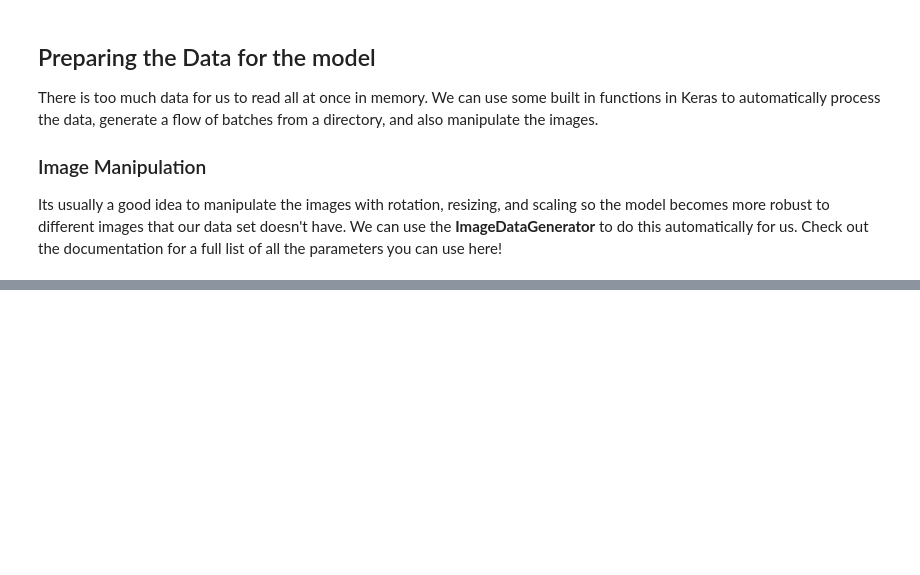
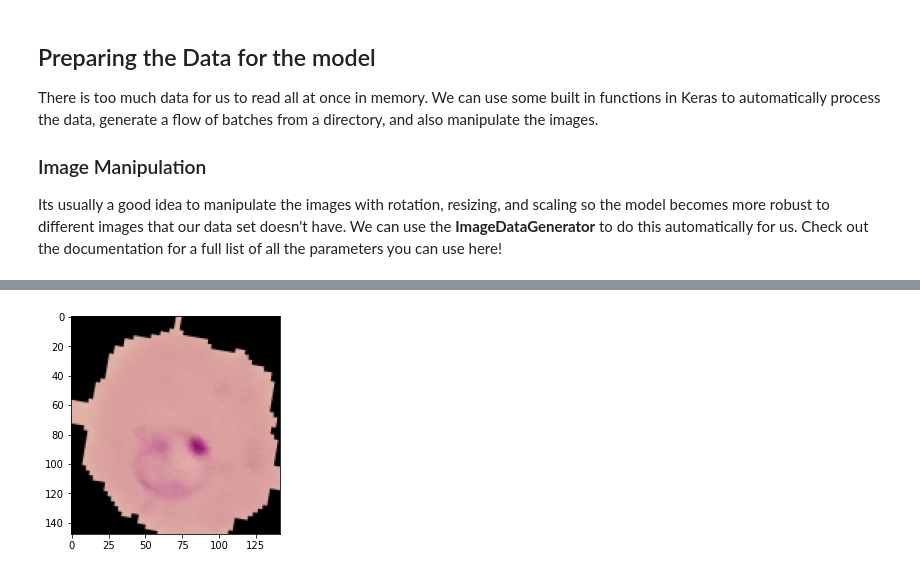
Before and after one commit to jordanfalcao/tensorflow2-deeplearning, a Jupyter notebook: 05-CNNs/03_Deep_Learning_Custom_Images_Malaria.ipynb, the cells around one changed output, grey strips where cells are left out. Saved outputs shown, nothing was run; the diff lists cells and outputs as text; code cells hidden in the pictures; blank space fills up the shorter version.

```diff
--- a/05-CNNs/03_Deep_Learning_Custom_Images_Malaria.ipynb
+++ b/05-CNNs/03_Deep_Learning_Custom_Images_Malaria.ipynb
@@ -169,0 +229,6 @@ len(os.listdir('cell_images/test/uninfected'))
+# %%
+# randomly transforming the image
+plt.imshow(image_gen.random_transform(para_img))
+plt.show()
+# %% [output]
+[figure, added]
```
Also changed, not shown: parts of 32 cells of this notebook, 1 other file.
